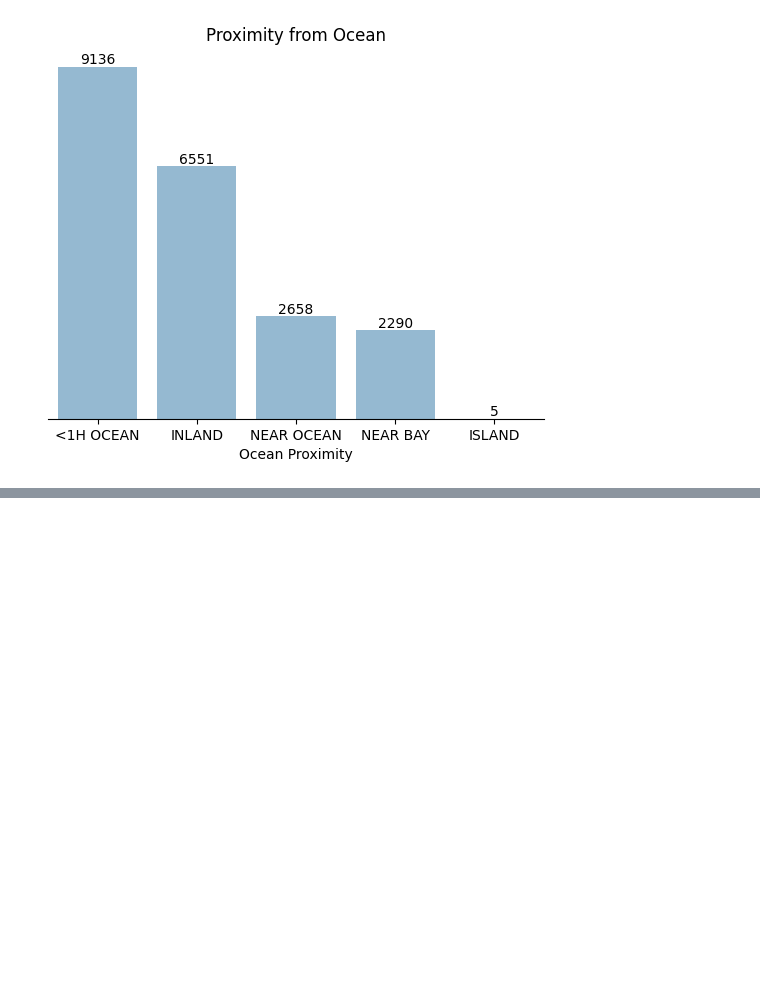
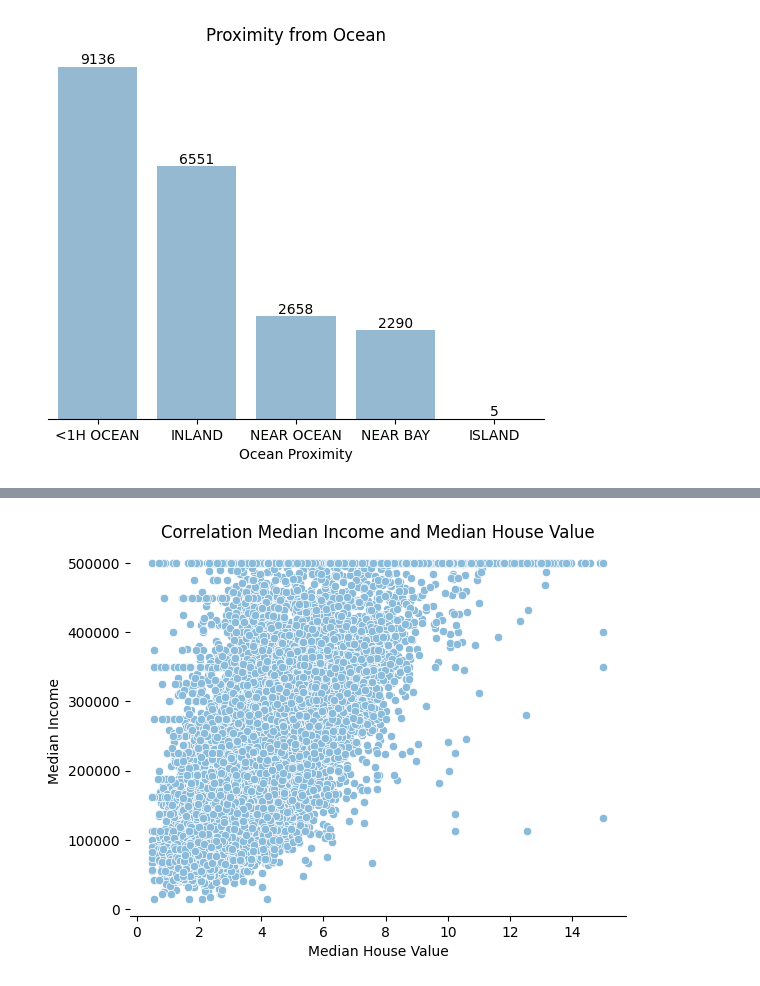
Before and after one commit to akhilvarshney9/EDA-Project, a Jupyter notebook: eda_project.ipynb, the cells around one changed output, grey strips where cells are left out. Saved outputs shown, nothing was run; the diff lists cells and outputs as text; code cells hidden in the pictures; blank space fills up the shorter version.

```diff
--- a/eda_project.ipynb
+++ b/eda_project.ipynb
@@ -108,0 +142,10 @@ plt.show()
+# %%
+#correlation between Houses Value and Income
+sns.scatterplot(data = df, x = 'median_income', y = 'median_house_value')
+plt.title('Correlation Median Income and Median House Value')
+plt.xlabel('Median House Value')
+plt.ylabel('Median Income')
+plt.gca().spines[['top','left','right']].set_visible(False)
+plt.show()
+# %% [output]
+[figure, added]
```
Also changed, not shown: parts of 6 cells of this notebook.
